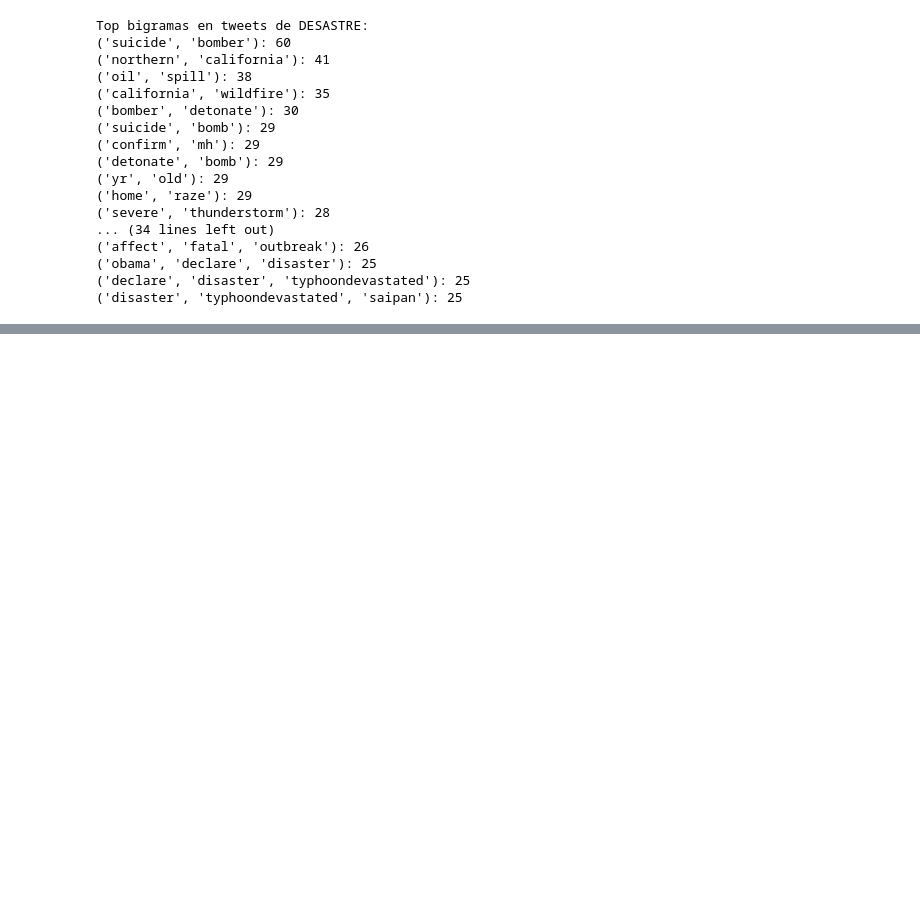
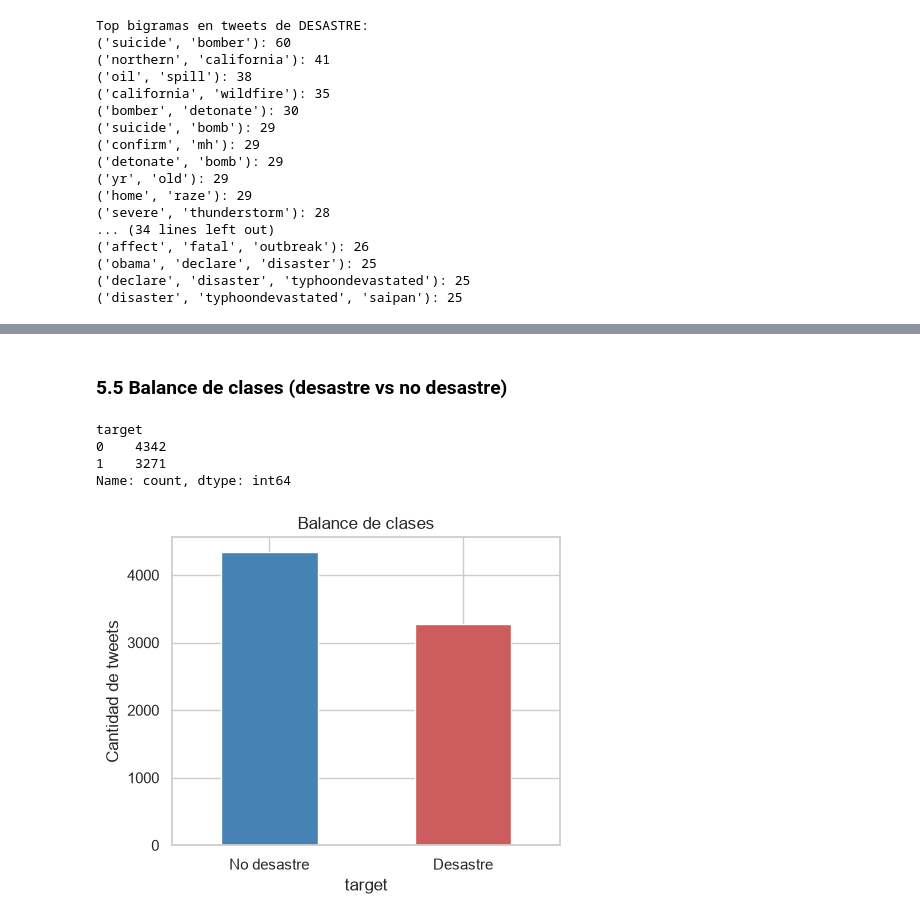
Before and after one commit to belennmm/DataS_Lab5_Tweets, a Jupyter notebook: Lab5_Teewts.ipynb, the cells around one changed output, grey strips where cells are left out. Saved outputs shown, nothing was run; the diff lists cells and outputs as text; code cells hidden in the pictures; blank space fills up the shorter version.

```diff
--- a/Lab5_Teewts.ipynb
+++ b/Lab5_Teewts.ipynb
@@ -547,0 +724,18 @@ test.to_csv("test_clean.csv", index=False)
+# %% [markdown]
+### 5.5 Balance de clases (desastre vs no desastre)
+# %%
+conteo_clases = train['target'].value_counts()
+print(conteo_clases)
+
+plt.figure(figsize=(5,4))
+conteo_clases.plot(kind='bar', color=['steelblue','indianred'])
+plt.xticks([0,1], ['No desastre', 'Desastre'], rotation=0)
+plt.title('Balance de clases')
+plt.ylabel('Cantidad de tweets')
+plt.show()
+# %% [output]
+target
+0    4342
+1    3271
+Name: count, dtype: int64
+[figure, added]
```
Also changed, not shown: parts of 45 cells of this notebook.
